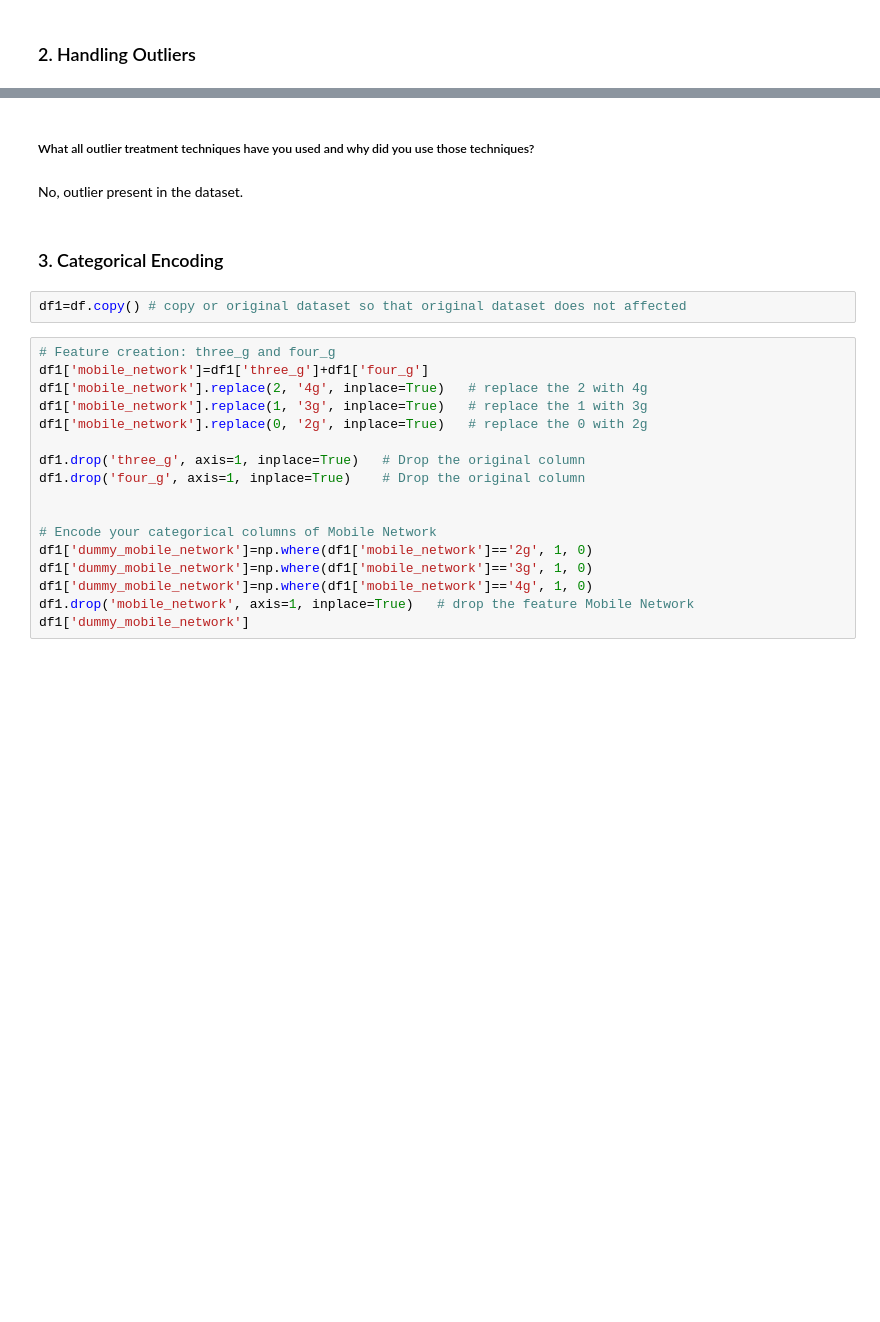
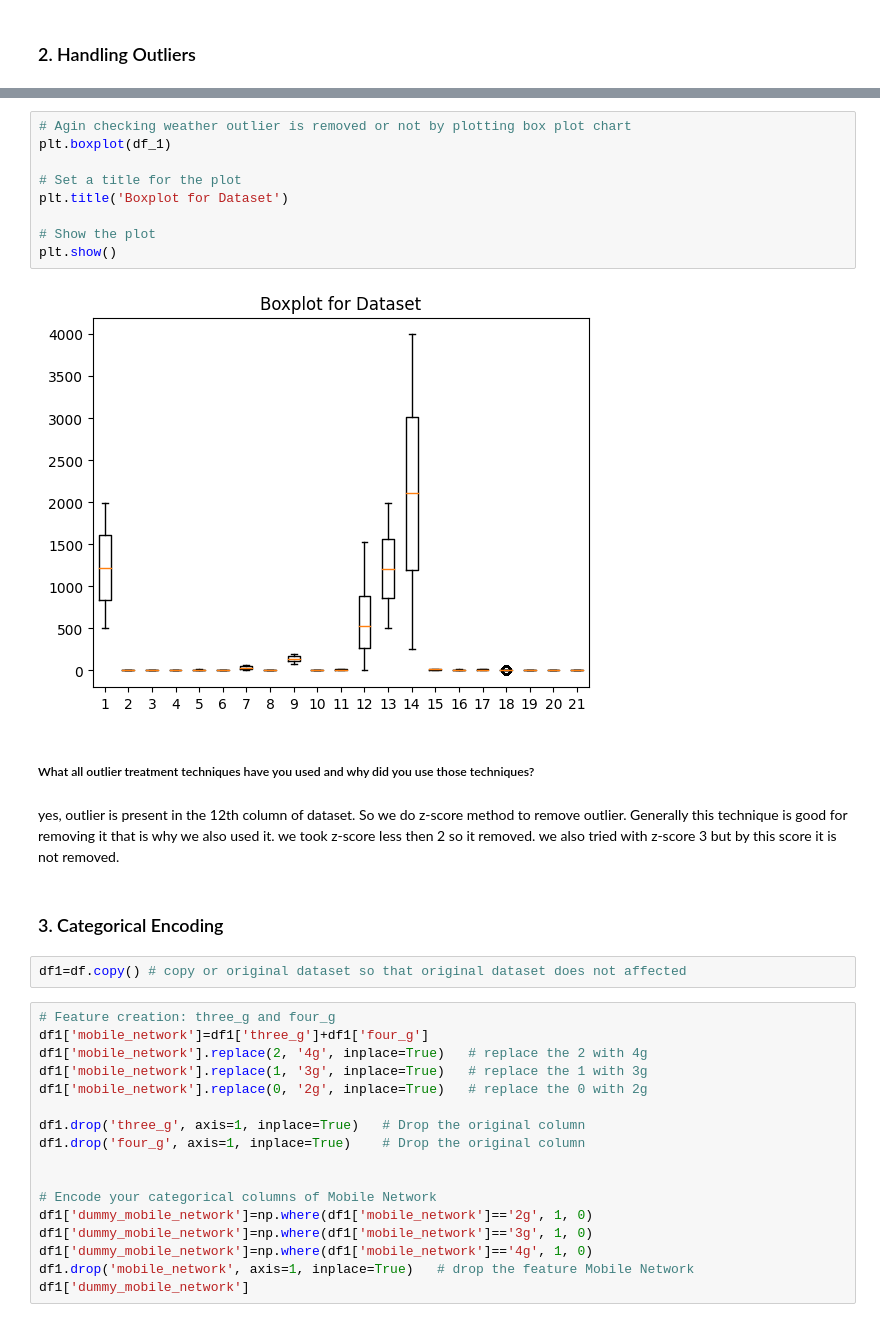
Before and after one commit to waghpallavi/Mobile-Price-Range-Prediction, a Jupyter notebook: Mobile_Price_Range_Prediction.ipynb, the cells around one changed output, grey strips where cells are left out. Saved outputs shown, nothing was run; the diff lists cells and outputs as text; blank space fills up the shorter version.

```diff
--- a/Mobile_Price_Range_Prediction.ipynb
+++ b/Mobile_Price_Range_Prediction.ipynb
@@ -544,7 +553,18 @@ Answer Here.
+# %%
+# Agin checking weather outlier is removed or not by plotting box plot chart
+plt.boxplot(df_1)
+
+# Set a title for the plot
+plt.title('Boxplot for Dataset')
+
+# Show the plot
+plt.show()
+# %% [output]
+[figure, added]
 # %% [markdown]
 ##### What all outlier treatment techniques have you used and why did you use those techniques?
-# %% [markdown]
-No, outlier present in the dataset.
+# %% [markdown]
+yes, outlier is present in the 12th column of dataset. So we do z-score method to remove outlier. Generally this technique is good for removing it that is why we also used it. we took z-score less then 2 so it removed. we also tried with z-score 3 but by this score it is not removed.
 # %% [markdown]
 ### 3. Categorical Encoding
 # %%
```
Also changed, not shown: parts of 42 cells of this notebook.
